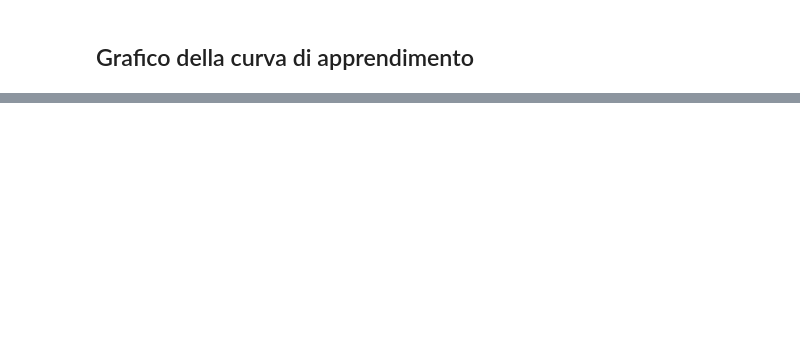
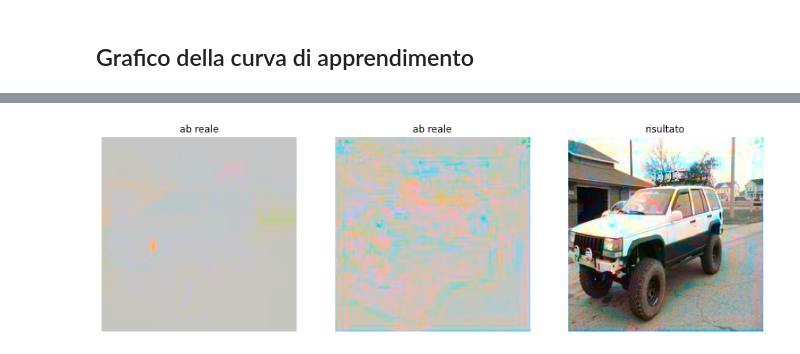
Before and after one commit to ElenaBianchini/ColoringGrayscaleImages, a Jupyter notebook: ProgettoLabIA.ipynb, the cells around one changed output, grey strips where cells are left out. Cells and saved outputs as stored; diff of their text form; code cells hidden in the pictures; blank space fills up the shorter version.

```diff
--- a/ProgettoLabIA.ipynb
+++ b/ProgettoLabIA.ipynb
@@ -372,0 +559,46 @@ for i in range(1,6):
+# %%
+path = '/content/drive/MyDrive/ProgettoLab/Regression/immagini/'
+
+epoch = 4
+
+recolored = Image.open(path+'{}_recolored.jpg'.format(epoch))
+real = Image.open(path+'{}_real.jpg'.format(epoch))
+
+gray = color.rgb2gray(np.array(real)).reshape((224,224))
+gray = gray*100
+
+lab_predicted = (color.rgb2lab(recolored)+128)/255
+lab_real = (color.rgb2lab(real)+128)/255
+
+ab_predicted = lab_predicted[:,:,1:3]
+ab_real = lab_real[:,:,1:3]
+
+ab_p = np.zeros((224,224,3))
+ab_p[:,:,0]=80
+ab_predicted = ab_predicted*255 - 128
+ab_p[:,:,1:3] = ab_predicted
+ab_p = color.lab2rgb(ab_p)
+
+ab_r = np.zeros((224,224,3))
+ab_r[:,:,0]=80
+ab_real = ab_real*255 - 128
+ab_r[:,:,1:3] = ab_real
+ab_r = color.lab2rgb(ab_r)
+
+output_color = np.zeros((224,224,3))
+output_color[:,:,0]= gray
+output_color[:,:,1:3]=ab_predicted
+output_color = color.lab2rgb(output_color)
+
+f, ax = plt.subplots(1,3)
+f.set_size_inches(15, 15)
+ax[0].imshow(ab_r)
+ax[1].imshow(ab_p)
+ax[2].imshow(output_color)
+ax[0].set_title("ab reale")
+ax[1].set_title("ab reale")
+ax[2].set_title("risultato")
+ax[0].axis('off'),ax[1].axis('off'),ax[2].axis('off')
+plt.show()
+# %% [output]
+[figure, added]
```
Also changed, not shown: parts of 36 cells of this notebook.
